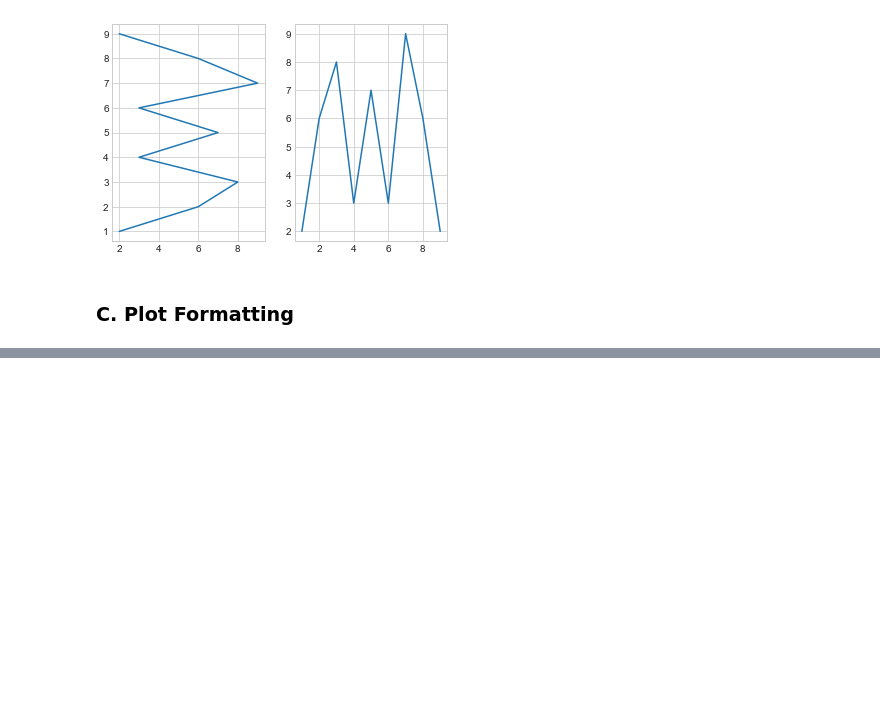
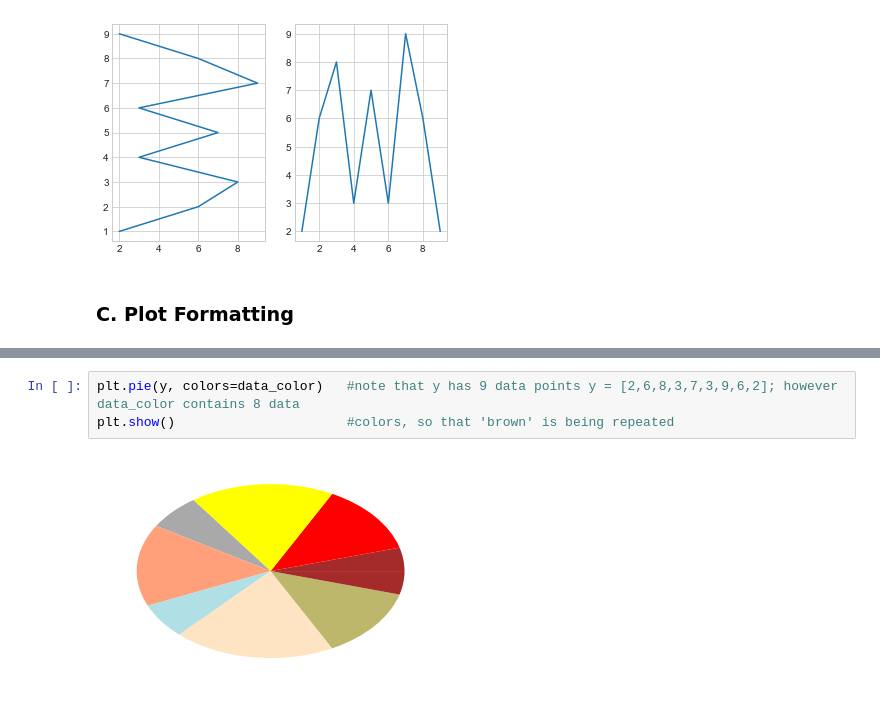
Before and after one commit to ArthurEzenwanne/python-learning, a Jupyter notebook: Lesson-2-Practice.ipynb, the cells around one changed output, grey strips where cells are left out. Drawn from its saved outputs; the diff is of its cells as text; blank space fills up the shorter version.

```diff
--- a/Lesson-2-Practice.ipynb
+++ b/Lesson-2-Practice.ipynb
@@ -132,0 +153,5 @@ ax2.plot(x,y)
+# %%
+plt.pie(y, colors=data_color)   #note that y has 9 data points y = [2,6,8,3,7,3,9,6,2]; however data_color contains 8 data
+plt.show()                      #colors, so that 'brown' is being repeated
+# %% [output]
+[figure, added]
```
Also changed, not shown: parts of 5 cells of this notebook.
